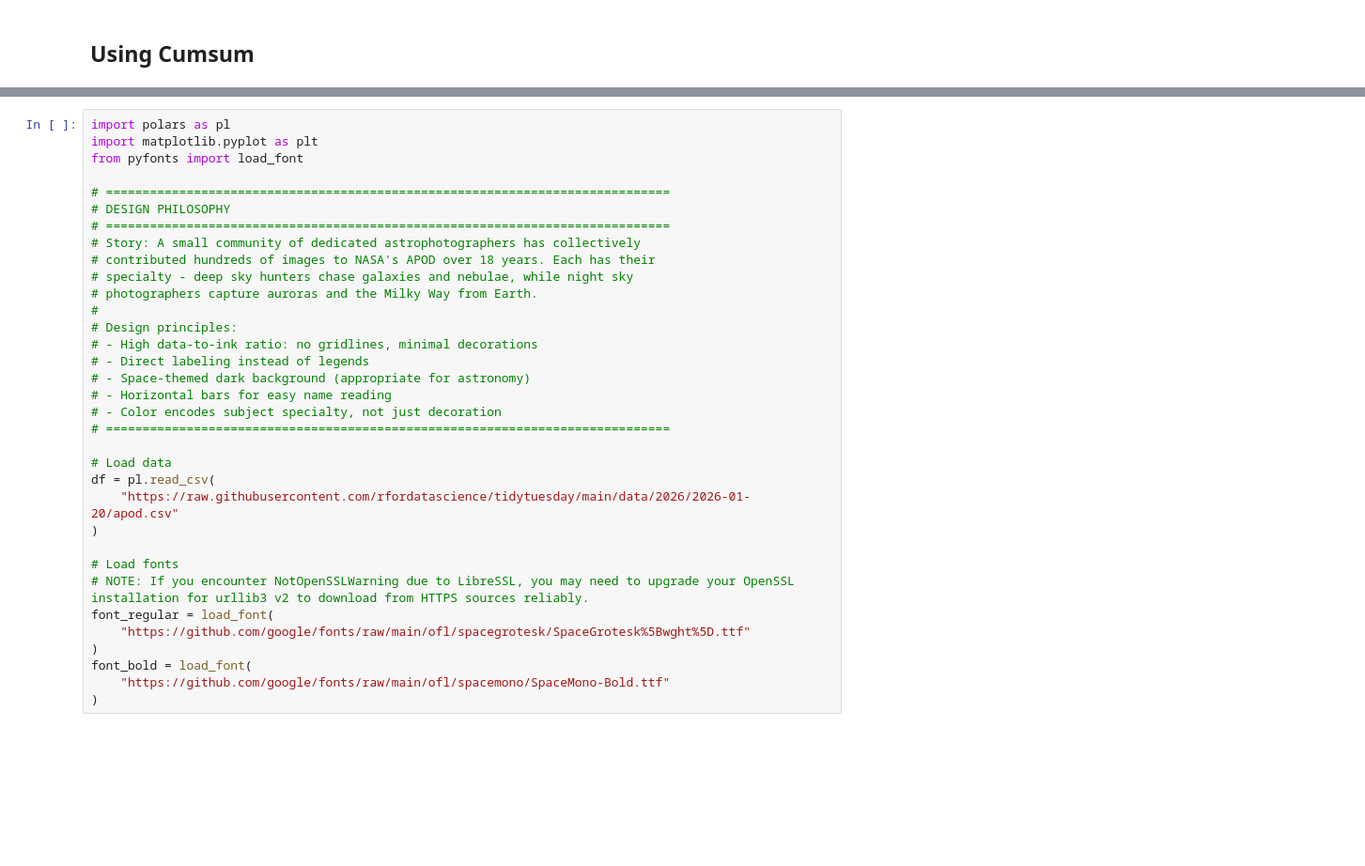
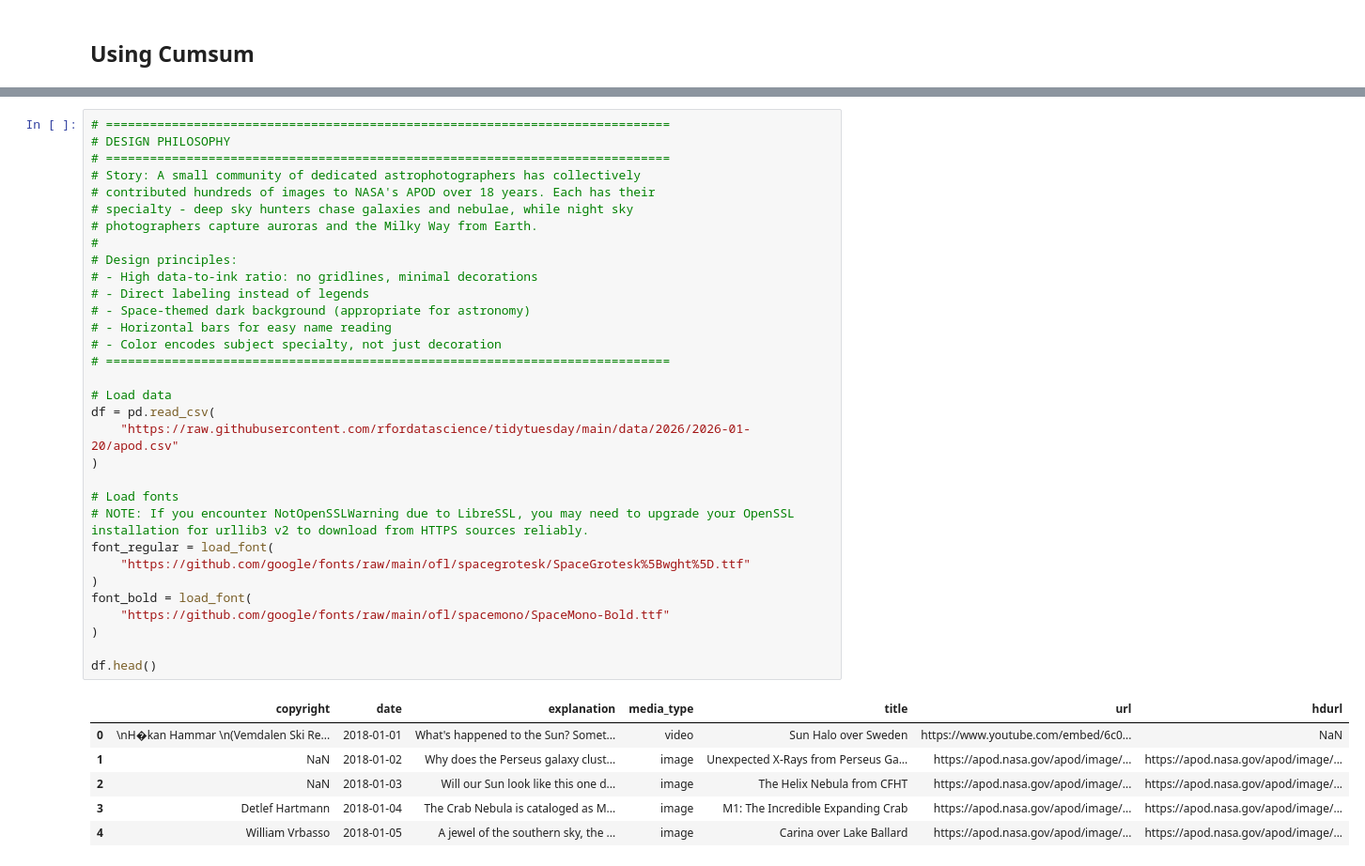
Before and after one commit to babaniyi/Data-visualisation, a Jupyter notebook: notebooks/bar/barplots.ipynb, the cells around one changed output, grey strips where cells are left out. Shown at 94% size. Cells and saved outputs as stored; diff of their text form; blank space fills up the shorter version.

Commit message:
replace polars with pandas

```diff
--- a/notebooks/bar/barplots.ipynb
+++ b/notebooks/bar/barplots.ipynb
@@ -333,37 +338,42 @@ plot_survey_items(results, category_names)
 # %% [output]
 [figure]
 # %%
-import polars as pl
-import matplotlib.pyplot as plt
-from pyfonts import load_font
-
 # =============================================================================
 # DESIGN PHILOSOPHY
 # =============================================================================
 # Story: A small community of dedicated astrophotographers has collectively
 # contributed hundreds of images to NASA's APOD over 18 years. Each has their
 # specialty - deep sky hunters chase galaxies and nebulae, while night sky
 # photographers capture auroras and the Milky Way from Earth.
 #
 # Design principles:
 # - High data-to-ink ratio: no gridlines, minimal decorations
 # - Direct labeling instead of legends
 # - Space-themed dark background (appropriate for astronomy)
 # - Horizontal bars for easy name reading
 # - Color encodes subject specialty, not just decoration
 # =============================================================================
 
 # Load data
-df = pl.read_csv(
+df = pd.read_csv(
     "https://raw.githubusercontent.com/rfordatascience/tidytuesday/main/data/2026/2026-01-20/apod.csv"
 )
 
 # Load fonts
 # NOTE: If you encounter NotOpenSSLWarning due to LibreSSL, you may need to upgrade your OpenSSL installation for urllib3 v2 to download from HTTPS sources reliably.
 font_regular = load_font(
     "https://github.com/google/fonts/raw/main/ofl/spacegrotesk/SpaceGrotesk%5Bwght%5D.ttf"
 )
 font_bold = load_font(
     "https://github.com/google/fonts/raw/main/ofl/spacemono/SpaceMono-Bold.ttf"
 )
+
+df.head()
+# %% [output]
+|  | copyright | date | explanation | media_type | title | url | hdurl |
+| 0 | \nH�kan Hammar \n(Vemdalen Ski Re... | 2018-01-01 | What's happened to the Sun? Somet... | video | Sun Halo over Sweden | https://www.youtube.com/embed/6c0... | NaN |
+| 1 | NaN | 2018-01-02 | Why does the Perseus galaxy clust... | image | Unexpected X-Rays from Perseus Ga... | https://apod.nasa.gov/apod/image/... | https://apod.nasa.gov/apod/image/... |
+| 2 | NaN | 2018-01-03 | Will our Sun look like this one d... | image | The Helix Nebula from CFHT | https://apod.nasa.gov/apod/image/... | https://apod.nasa.gov/apod/image/... |
+| 3 | Detlef Hartmann | 2018-01-04 | The Crab Nebula is cataloged as M... | image | M1: The Incredible Expanding Crab | https://apod.nasa.gov/apod/image/... | https://apod.nasa.gov/apod/image/... |
+| 4 | William Vrbasso | 2018-01-05 | A jewel of the southern sky, the ... | image | Carina over Lake Ballard | https://apod.nasa.gov/apod/image/... | https://apod.nasa.gov/apod/image/... |
 # %%
```
Also changed, not shown: parts of 3 cells of this notebook.
